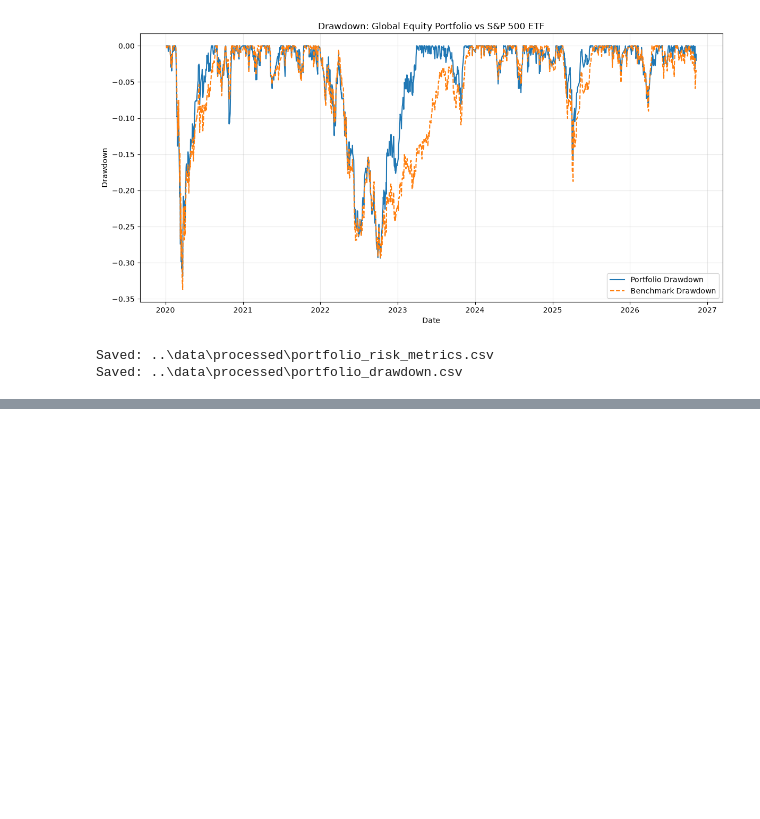
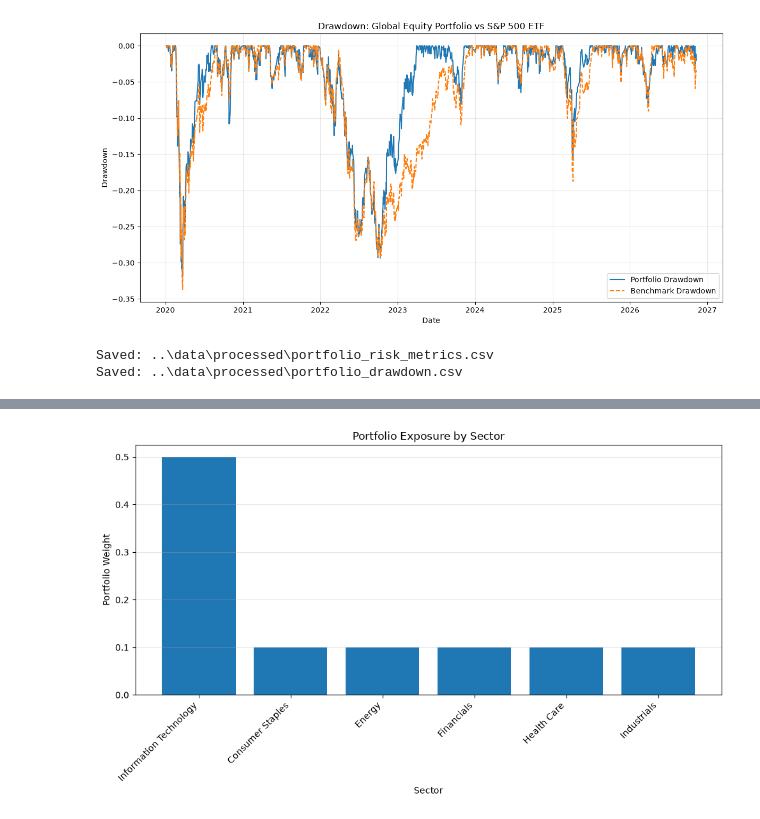
Before and after one commit to Anoyjit/equity-portfolio-intelligence, a Jupyter notebook: notebooks/02_download_market_data.ipynb, the cells around one changed output, grey strips where cells are left out. Saved outputs shown, nothing was run; the diff lists cells and outputs as text; code cells hidden in the pictures; blank space fills up the shorter version.

Commit message:
Analyse sector and geographic concentration and prepare Power BI dataset

```diff
--- a/notebooks/02_download_market_data.ipynb
+++ b/notebooks/02_download_market_data.ipynb
@@ -526,0 +659,19 @@ Saved: ..\data\processed\portfolio_drawdown.csv
+# %%
+# Calculate sector exposure
+sector_exposure = (
+    holdings
+    .groupby("Sector")["Weight"]
+    .sum()
+    .sort_values(ascending=False)
+    .to_frame(name="Portfolio Weight")
+)
+
+# Calculate number of holdings by sector
+sector_exposure["Number of Holdings"] = (
+    holdings
+    .groupby("Sector")["Ticker"]
+    .count()
+)
+
+# Display sector exposure
+sector_exposure
@@ -526,0 +687,20 @@ Saved: ..\data\processed\portfolio_drawdown.csv
+# %%
+#Plot sector exposure
+plt.figure(figsize=(10,6))
+
+plt.bar(
+    sector_exposure.index,
+    sector_exposure["Portfolio Weight"],
+    color="#1f77b4"
+)
+
+plt.title("Portfolio Exposure by Sector")
+plt.xlabel("Sector")
+plt.ylabel("Portfolio Weight")
+plt.xticks(rotation=45, ha="right")
+plt.grid(True,axis="y", alpha=0.3)
+
+plt.tight_layout()
+plt.show()
+# %% [output]
+[figure, added]
```
Also changed, not shown: parts of 9 cells of this notebook, 2 other files.
